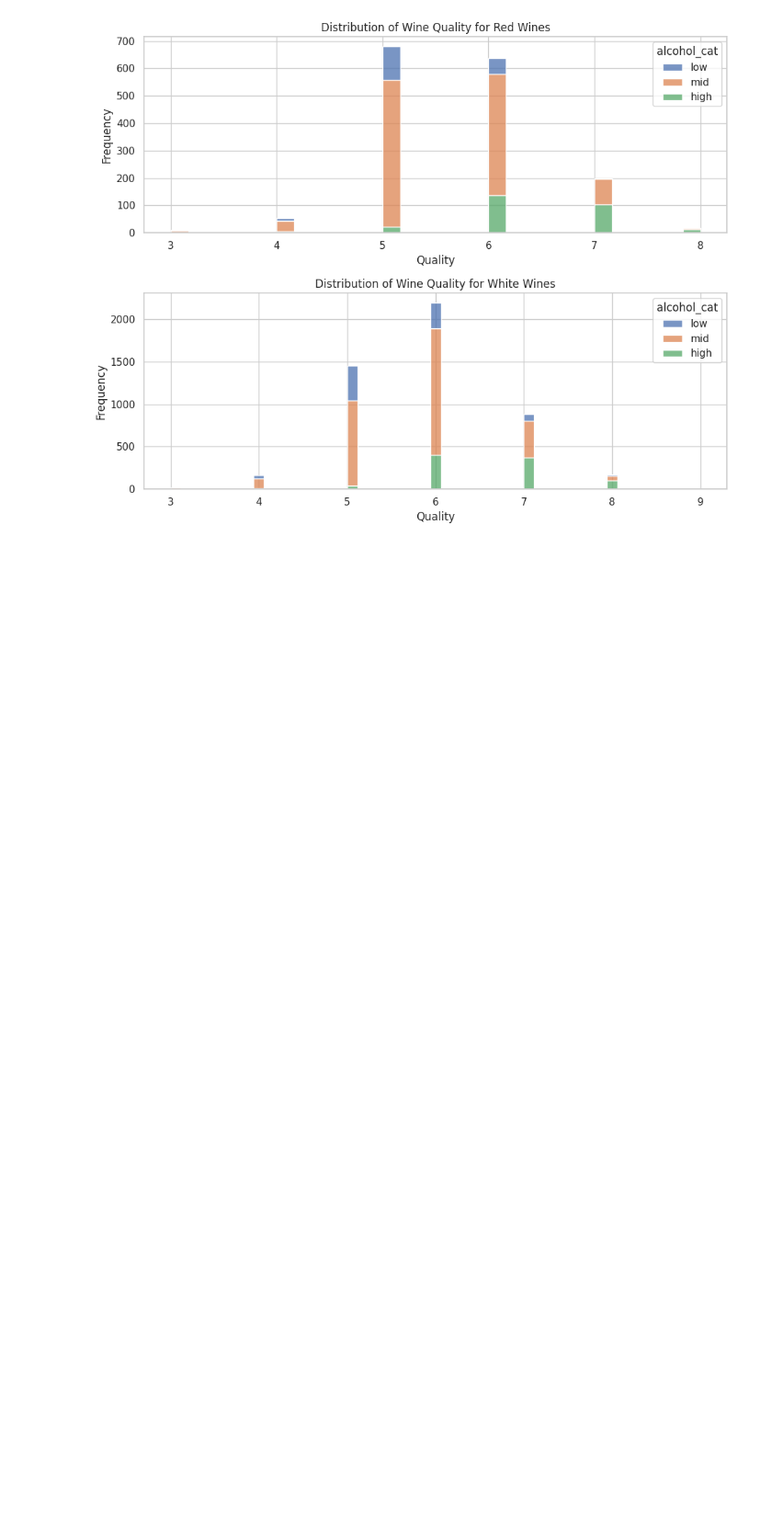
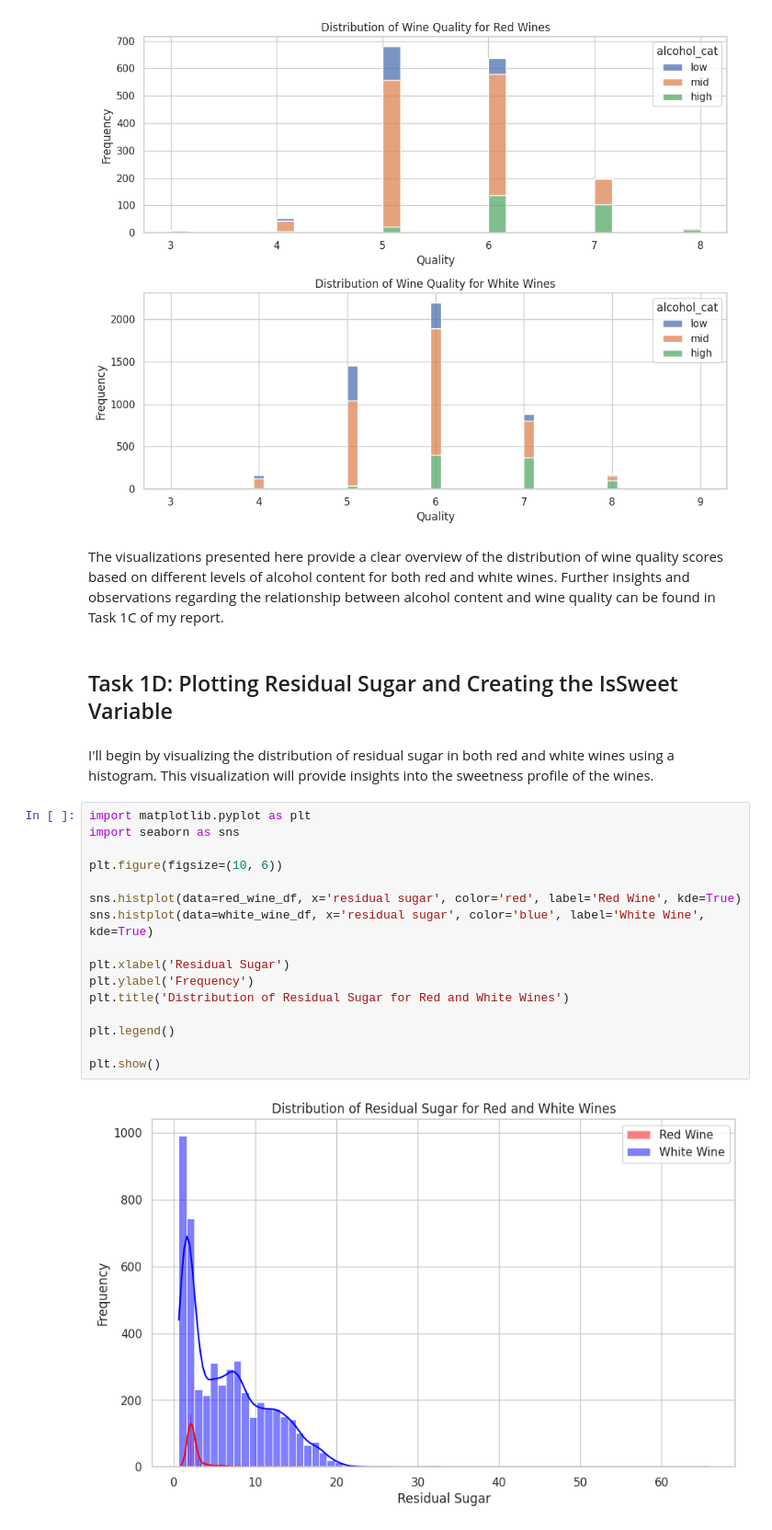
Before and after one commit to SrivikramMV/CSC2031, a Jupyter notebook: CSC2034_Project_FInal.ipynb, the cells around one changed output. Shown at 92% size. Drawn from its saved outputs; the diff is of its cells as text; blank space fills up the shorter version.

```diff
--- a/CSC2034_Project_FInal.ipynb
+++ b/CSC2034_Project_FInal.ipynb
@@ -171,3 +171,27 @@ plt.tight_layout()
 plt.show()
 # %% [output]
 [figure]
+# %% [markdown]
+The visualizations presented here provide a clear overview of the distribution of wine quality scores based on different levels of alcohol content for both red and white wines. Further insights and observations regarding the relationship between alcohol content and wine quality can be found in Task 1C of my report.
+# %% [markdown]
+## Task 1D: Plotting Residual Sugar and Creating the IsSweet Variable
+# %% [markdown]
+I'll begin by visualizing the distribution of residual sugar in both red and white wines using a histogram. This visualization will provide insights into the sweetness profile of the wines.
+# %%
+import matplotlib.pyplot as plt
+import seaborn as sns
+
+plt.figure(figsize=(10, 6))
+
+sns.histplot(data=red_wine_df, x='residual sugar', color='red', label='Red Wine', kde=True)
+sns.histplot(data=white_wine_df, x='residual sugar', color='blue', label='White Wine', kde=True)
+
+plt.xlabel('Residual Sugar')
+plt.ylabel('Frequency')
+plt.title('Distribution of Residual Sugar for Red and White Wines')
+
+plt.legend()
+
+plt.show()
+# %% [output]
+[figure, added]
```
Also changed, not shown: parts of 5 cells of this notebook.
